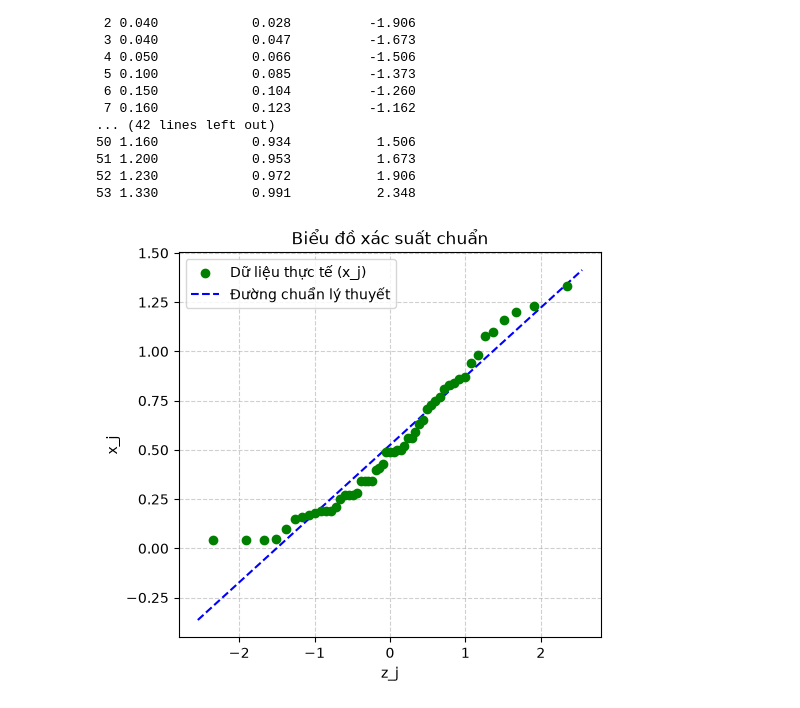
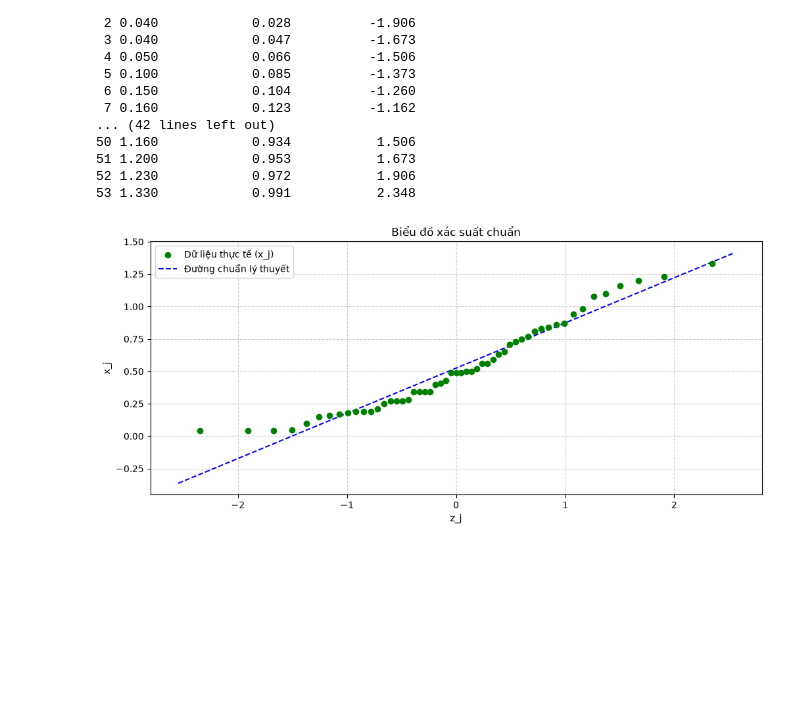
Before and after one commit to nguyenhoaingocnhi/XSTK, a Jupyter notebook: Thuyet_Trinh_XSTK/chuong4khongchuan.ipynb, the cells around one changed output. Saved outputs shown, nothing was run; the diff lists cells and outputs as text; code cells hidden in the pictures; blank space fills up the shorter version.

```diff
--- a/Thuyet_Trinh_XSTK/chuong4khongchuan.ipynb
+++ b/Thuyet_Trinh_XSTK/chuong4khongchuan.ipynb
@@ -110,20 +110,19 @@ Kỳ vọng toán (Mean) : 0.52
 # %%
 # 4. Vẽ biểu đồ thủ công
 plt.figure(figsize=(12, 5))
 
-plt.subplot(1, 2, 1)
 # Vẽ các điểm dữ liệu thực tế
 plt.scatter(z_j, data_sap_xep, color='green', zorder=5, label='Dữ liệu thực tế (x_j)')
 
 # Vẽ đường thẳng tham chiếu: x = sigma*z + mu
-z_line = np.linspace(min(z_j) - 0.2, max(z_j) + 0.2, 100)
+z_line = np.linspace(min(z_j) - 0.2, max(z_j) + 0.2)
 x_line = sigma * z_line + mu
 plt.plot(z_line, x_line, color='blue', linestyle='--', label='Đường chuẩn lý thuyết')
 
 plt.title('Biểu đồ xác suất chuẩn')
-plt.xlabel('z_j')
-plt.ylabel('x_j')
+plt.xlabel('z_j'); plt.ylabel('x_j')
 plt.legend()
 plt.grid(True, linestyle='--', alpha=0.6)
+plt.show()
 # %% [output]
-[figure, old version]
+[figure, new version]
```
Also changed, not shown: 7 other files.
